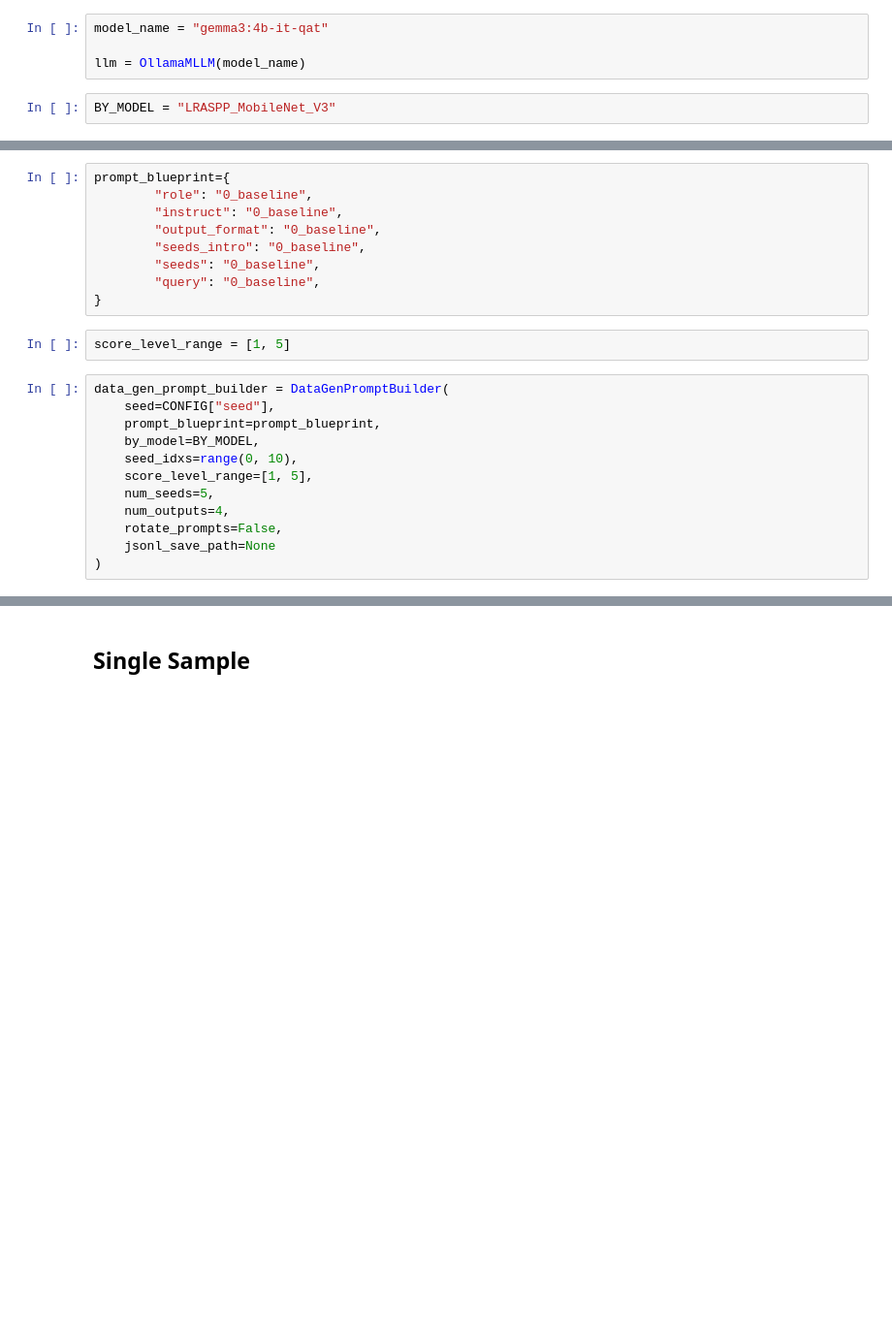
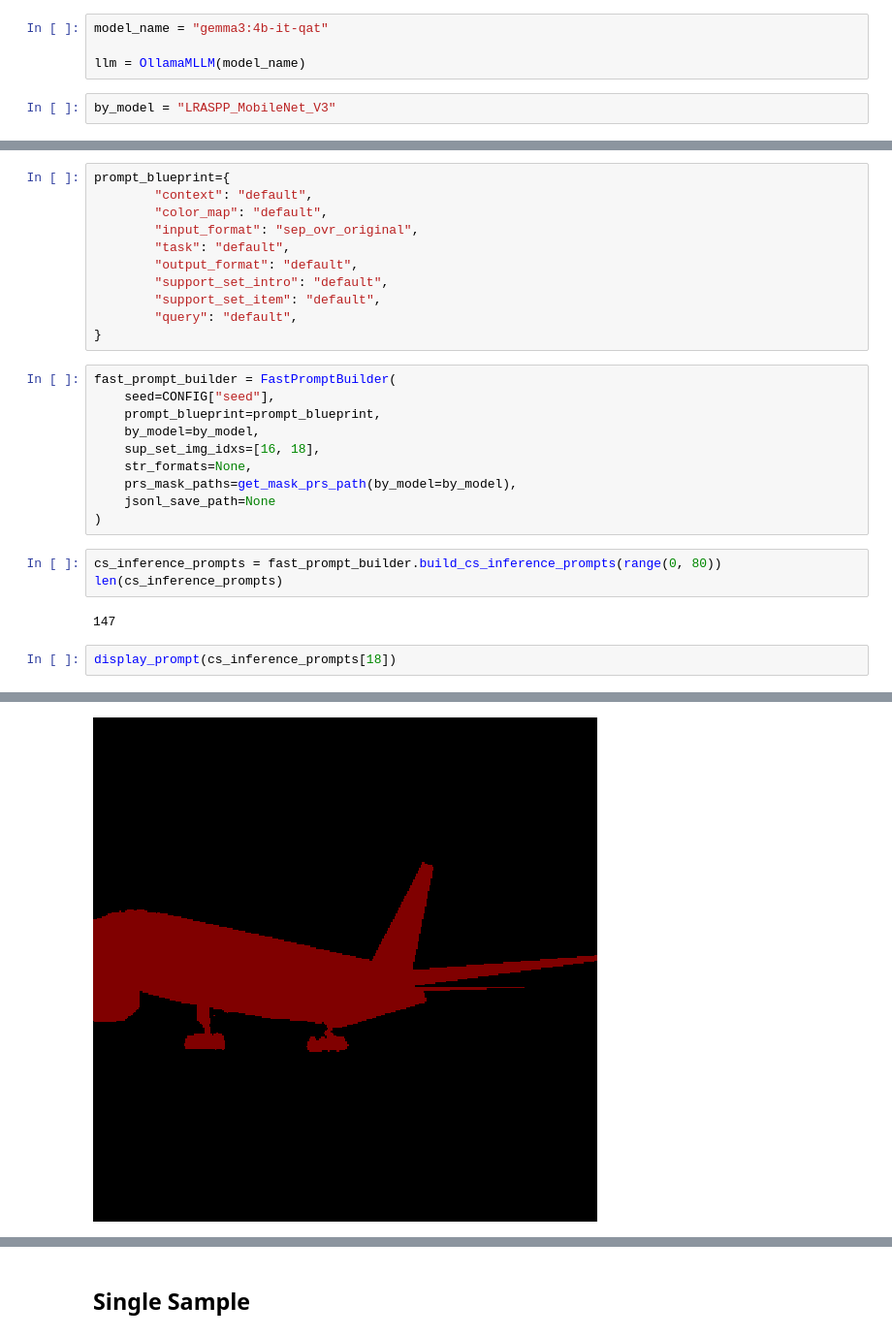
Before and after one commit to Luca-Olivieri/training-text-description-loss, a Jupyter notebook: notebooks/data_gen.ipynb, the cells around one changed output, grey strips where cells are left out. Shown at 97% size. Saved outputs shown, nothing was run; the diff lists cells and outputs as text; blank space fills up the shorter version.

Commit message:
Almost finished implementing fast prompter, parallelised with tensor lots of operations.

```diff
--- a/notebooks/data_gen.ipynb
+++ b/notebooks/data_gen.ipynb
@@ -16,7 +17,7 @@ model_name = "gemma3:4b-it-qat"
 
 llm = OllamaMLLM(model_name)
 # %%
-BY_MODEL = "LRASPP_MobileNet_V3"
+by_model = "LRASPP_MobileNet_V3"
 # %%
 gen_params = GenParams(
     seed=CONFIG["seed"],
@@ -24,24 +25,30 @@ gen_params = GenParams(
 )
 # %%
 prompt_blueprint={
-        "role": "0_baseline",
-        "instruct": "0_baseline",
-        "output_format": "0_baseline",
-        "seeds_intro": "0_baseline",
-        "seeds": "0_baseline",
-        "query": "0_baseline",
+        "context": "default",
+        "color_map": "default",
+        "input_format": "sep_ovr_original",
+        "task": "default",
+        "output_format": "default",
+        "support_set_intro": "default",
+        "support_set_item": "default",
+        "query": "default",
 }
-# %%
-score_level_range = [1, 5]
-# %%
-data_gen_prompt_builder = DataGenPromptBuilder(
-    seed=CONFIG["seed"],
-    prompt_blueprint=prompt_blueprint,
-    by_model=BY_MODEL,
-    seed_idxs=range(0, 10),
-    score_level_range=[1, 5],
-    num_seeds=5,
-    num_outputs=4,
-    rotate_prompts=False,
-    jsonl_save_path=None
-)
+# %%
+fast_prompt_builder = FastPromptBuilder(
+    seed=CONFIG["seed"],
+    prompt_blueprint=prompt_blueprint,
+    by_model=by_model,
+    sup_set_img_idxs=[16, 18],
+    str_formats=None,
+    prs_mask_paths=get_mask_prs_path(by_model=by_model),
+    jsonl_save_path=None
+)
+# %%
+cs_inference_prompts = fast_prompt_builder.build_cs_inference_prompts(range(0, 80))
+len(cs_inference_prompts)
+# %% [output]
+147
+# %%
+display_prompt(cs_inference_prompts[18])
+# %% [output]
@@ -47,0 +70 @@ data_gen_prompt_builder = DataGenPromptBuilder(
+[figure, added]
```
Also changed, not shown: parts of 6 cells of this notebook, 7 other files.
